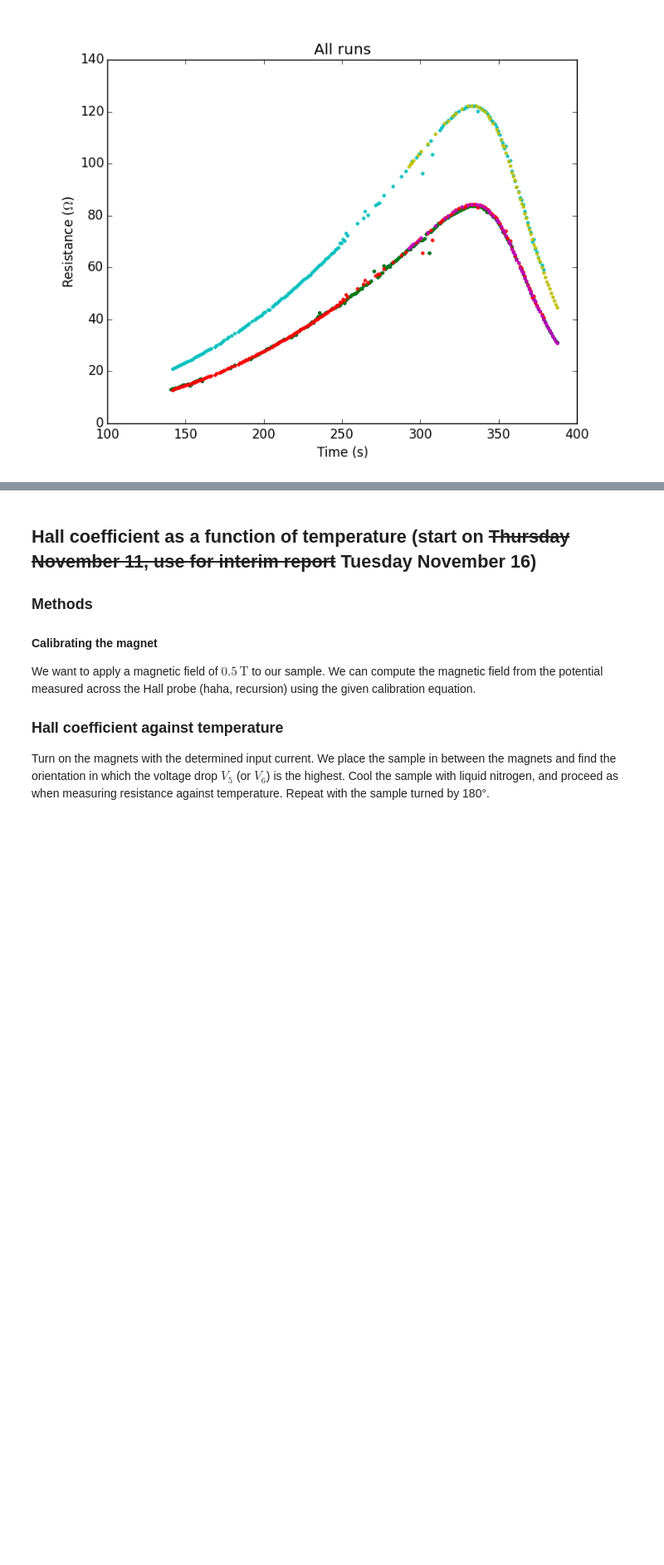
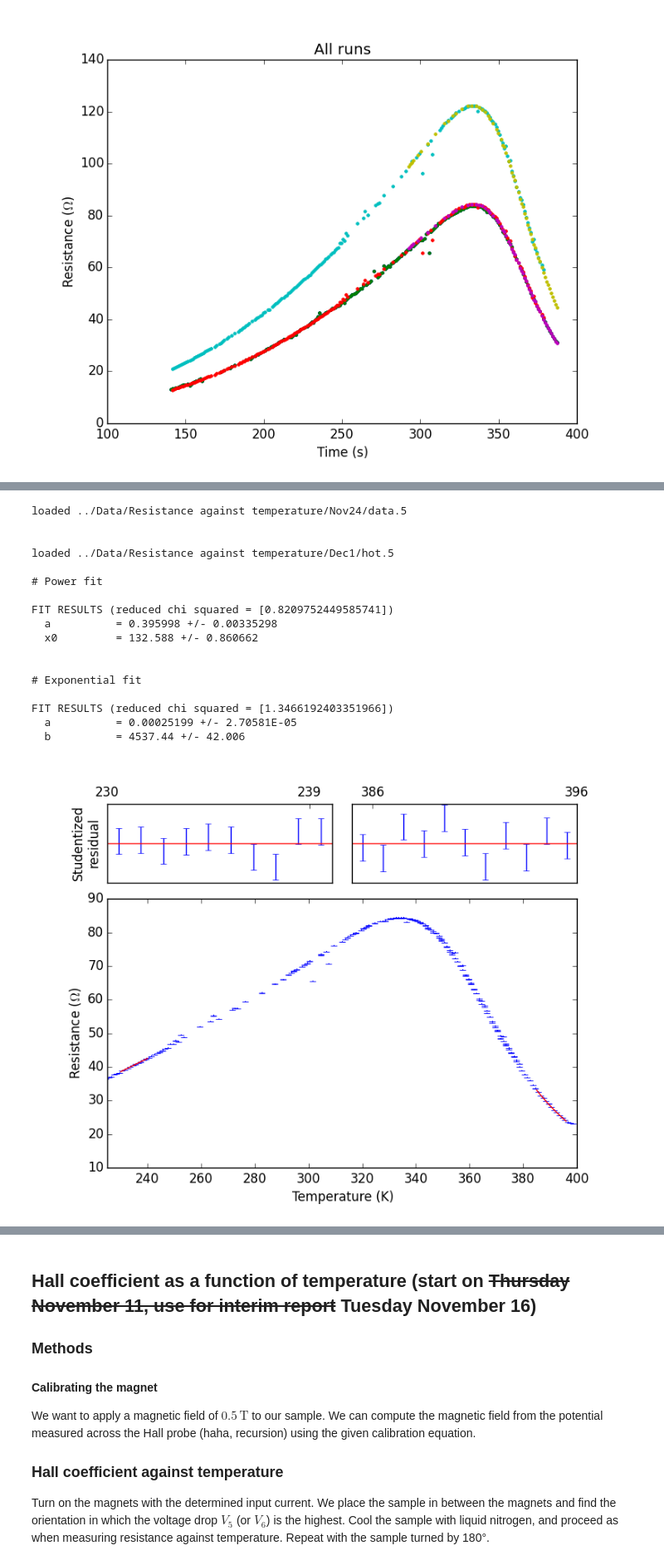
Before and after one commit to ejetzer/hall, a Jupyter notebook: Outline/Lab Outline.ipynb, the cells around one changed output, grey strips where cells are left out. Shown at 83% size. Drawn from its saved outputs; the diff is of its cells as text; code cells hidden in the pictures; blank space fills up the shorter version.

```diff
--- a/Outline/Lab Outline.ipynb
+++ b/Outline/Lab Outline.ipynb
@@ -326,2 +313,31 @@ FIT RESULTS (reduced chi squared = [1.0273977914759698])
 [figure]
+# %%
+reload(RvsT)
+
+# The data we want is in files 5 and 6
+data_files = [#'../Data/Resistance against temperature/Nov12/slow_warming.6',
+              '../Data/Resistance against temperature/Nov24/data.5',
+              '../Data/Resistance against temperature/Dec1/hot.5']
+fits = RvsT.main(data_files, a, b, c, d, pguess, eguess, cold_errs[4], hot_errs[4], outfile='V5')
+RvsT.print_results(fits)
+Image('../Graphs/RvsT/V5.png')
+# %% [output]
+loaded ../Data/Resistance against temperature/Nov24/data.5
+
+
+loaded ../Data/Resistance against temperature/Dec1/hot.5
+
+# Power fit
+
+FIT RESULTS (reduced chi squared = [0.8209752449585741])
+  a          = 0.395998 +/- 0.00335298
+  x0         = 132.588 +/- 0.860662
+
+
+# Exponential fit
+
+FIT RESULTS (reduced chi squared = [1.3466192403351966])
+  a          = 0.00025199 +/- 2.70581E-05
+  b          = 4537.44 +/- 42.006
+[figure, added]
 # %%
```
Also changed, not shown: parts of 15 cells of this notebook, 46 other files.
